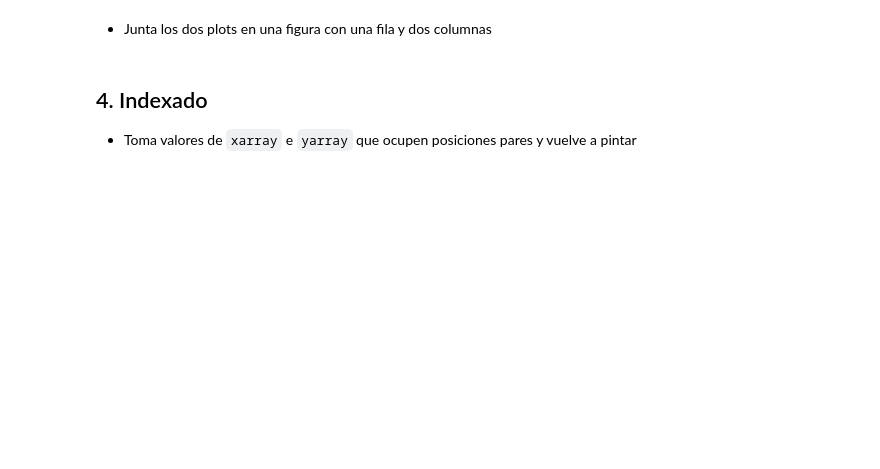
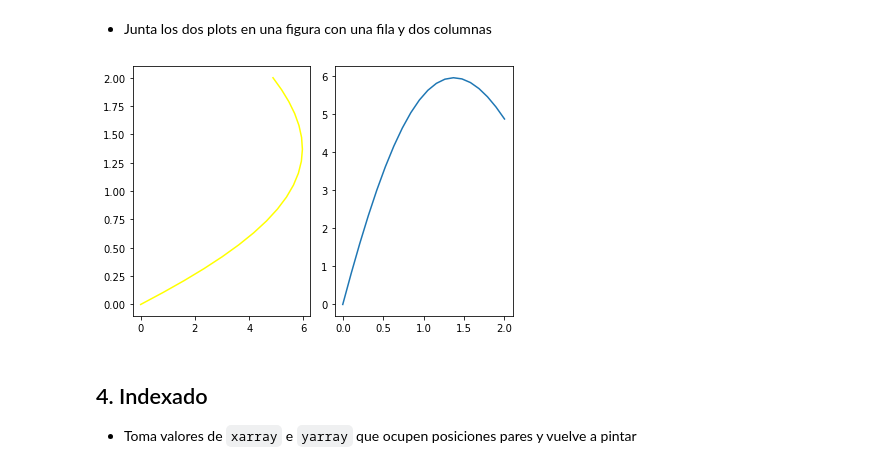
Before and after one commit to macapagithub/python_exercise, a Jupyter notebook: Numpy/EjerciciosNP_1(2).ipynb, the cells around one changed output. Cells and saved outputs as stored; diff of their text form; code cells hidden in the pictures; blank space fills up the shorter version.

```diff
--- a/Numpy/EjerciciosNP_1(2).ipynb
+++ b/Numpy/EjerciciosNP_1(2).ipynb
@@ -77,3 +73,12 @@ plt.imshow(normal3(9), cmap = 'gray')
+# %%
+fig, axs = plt.subplots(1,2)
+plt.subplot(1, 2, 1)
+plt.plot(yarray, xarray, color = 'yellow')
+plt.subplot(1, 2, 2)
+plt.plot(xarray, yarray)
+fig.tight_layout()
+# %% [output]
+[figure, added]
 # %% [markdown]
 ## 4. Indexado
 
```
Also changed, not shown: parts of 12 cells of this notebook, 4 other files.
